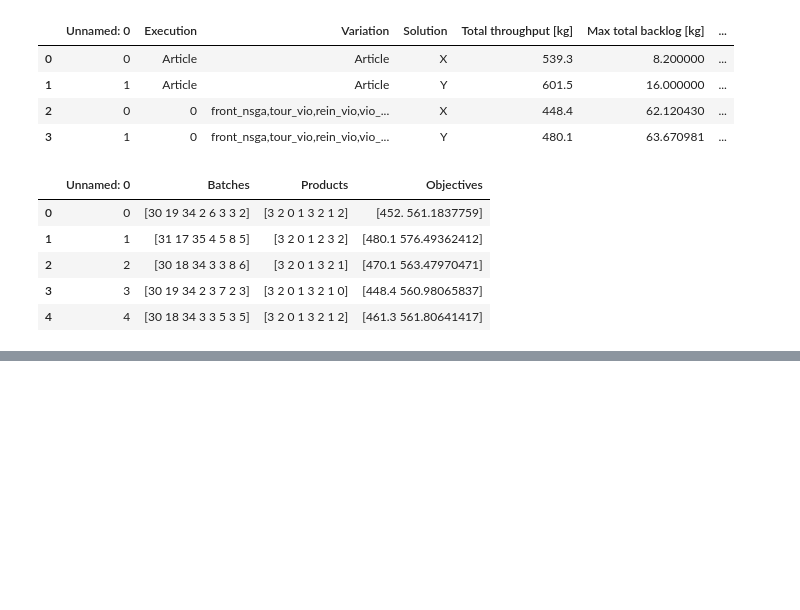
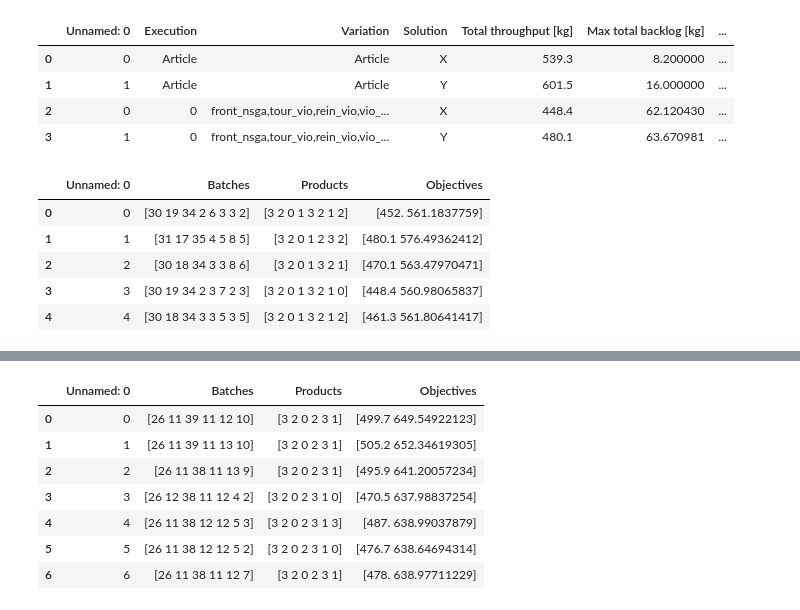
Before and after one commit to DTKx/capacityplanpy, a Jupyter notebook: 02_implementacao/parse_raw.ipynb, the cells around one changed output, grey strips where cells are left out. Saved outputs shown, nothing was run; the diff lists cells and outputs as text; code cells hidden in the pictures; blank space fills up the shorter version.

```diff
--- a/02_implementacao/parse_raw.ipynb
+++ b/02_implementacao/parse_raw.ipynb
@@ -924,0 +948,12 @@ results
+# %%
+results=pd.read_csv(root_path_analysis+name+"solutions.csv")# Import from csv
+results
+# %% [output]
+|  | Unnamed: 0 | Batches | Products | Objectives |
+| 0 | 0 | [26 11 39 11 12 10] | [3 2 0 2 3 1] | [499.7 649.54922123] |
+| 1 | 1 | [26 11 39 11 13 10] | [3 2 0 2 3 1] | [505.2 652.34619305] |
+| 2 | 2 | [26 11 38 11 13 9] | [3 2 0 2 3 1] | [495.9 641.20057234] |
+| 3 | 3 | [26 12 38 11 12 4 2] | [3 2 0 2 3 1 0] | [470.5 637.98837254] |
+| 4 | 4 | [26 11 38 12 12 5 3] | [3 2 0 2 3 1 3] | [487. 638.99037879] |
+| 5 | 5 | [26 11 38 12 12 5 2] | [3 2 0 2 3 1 0] | [476.7 638.64694314] |
+| 6 | 6 | [26 11 38 11 12 7] | [3 2 0 2 3 1] | [478. 638.97711229] |
```
Also changed, not shown: parts of 10 cells of this notebook, 5 other files.
